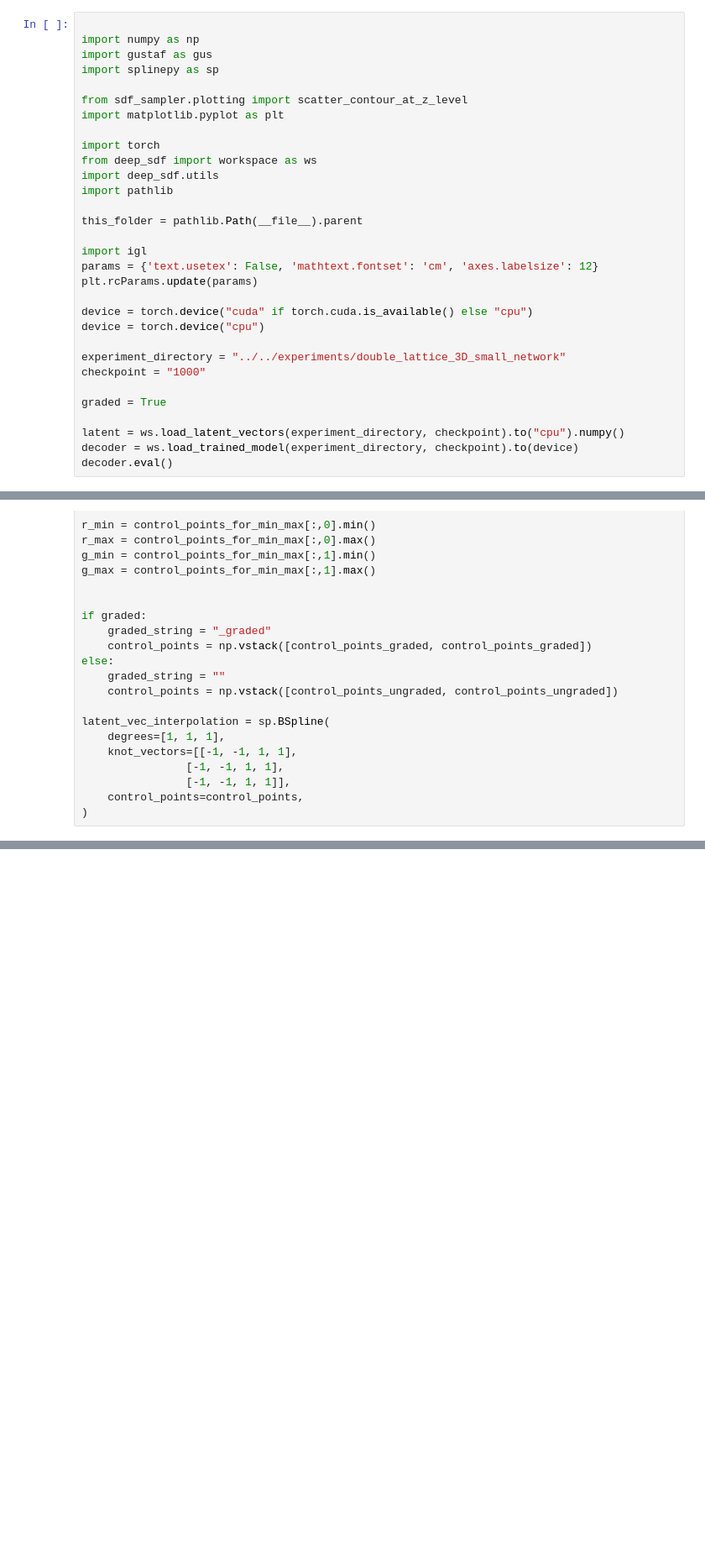
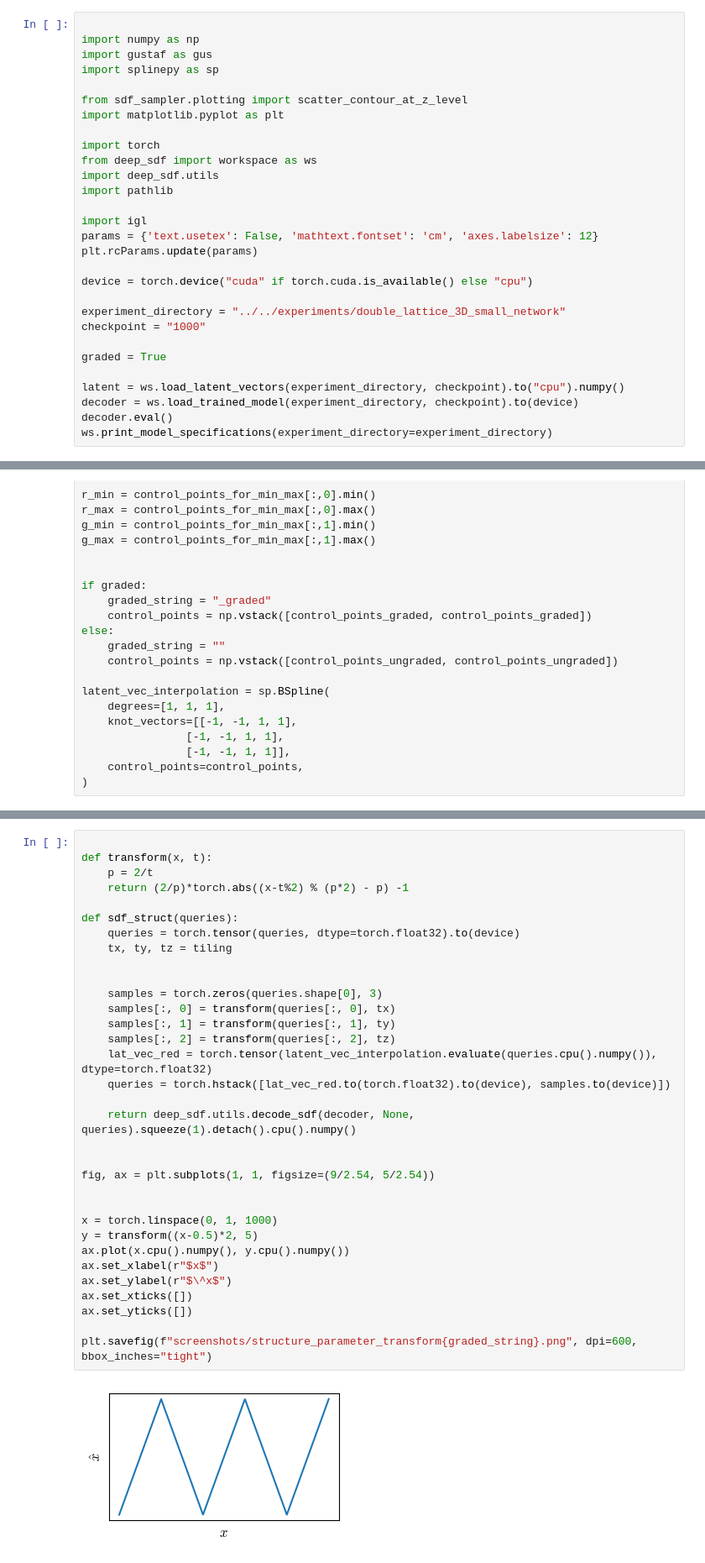
Before and after one commit to mkofler96/DeepSDF, a Jupyter notebook: evaluation_scripts/paper/03_generate_structure_screenshots.ipynb, the cells around one changed output, grey strips where cells are left out. Shown at 84% size. Cells and saved outputs as stored; diff of their text form; blank space fills up the shorter version.

```diff
--- a/evaluation_scripts/paper/03_generate_structure_screenshots.ipynb
+++ b/evaluation_scripts/paper/03_generate_structure_screenshots.ipynb
@@ -12,14 +12,11 @@ from deep_sdf import workspace as ws
 import deep_sdf.utils
 import pathlib
 
-this_folder = pathlib.Path(__file__).parent
-
 import igl
 params = {'text.usetex': False, 'mathtext.fontset': 'cm', 'axes.labelsize': 12}
 plt.rcParams.update(params)
 
 device = torch.device("cuda" if torch.cuda.is_available() else "cpu")
-device = torch.device("cpu")
 
 experiment_directory = "../../experiments/double_lattice_3D_small_network"
 checkpoint = "1000"
@@ -29,3 +26,4 @@ graded = True
 latent = ws.load_latent_vectors(experiment_directory, checkpoint).to("cpu").numpy()
 decoder = ws.load_trained_model(experiment_directory, checkpoint).to(device)
 decoder.eval()
+ws.print_model_specifications(experiment_directory=experiment_directory)
@@ -247,0 +118,35 @@ vedo_showable.screenshot(f"{this_folder}/structure_mesh_fancy_FFD.png")
+# %%
+
+def transform(x, t):
+    p = 2/t
+    return (2/p)*torch.abs((x-t%2) % (p*2) - p) -1
+
+def sdf_struct(queries):
+    queries = torch.tensor(queries, dtype=torch.float32).to(device)
+    tx, ty, tz = tiling
+
+
+    samples = torch.zeros(queries.shape[0], 3)
+    samples[:, 0] = transform(queries[:, 0], tx)
+    samples[:, 1] = transform(queries[:, 1], ty)
+    samples[:, 2] = transform(queries[:, 2], tz)
+    lat_vec_red = torch.tensor(latent_vec_interpolation.evaluate(queries.cpu().numpy()), dtype=torch.float32)
+    queries = torch.hstack([lat_vec_red.to(torch.float32).to(device), samples.to(device)])
+
+    return deep_sdf.utils.decode_sdf(decoder, None, queries).squeeze(1).detach().cpu().numpy()
+
+
+fig, ax = plt.subplots(1, 1, figsize=(9/2.54, 5/2.54))
+
+
+x = torch.linspace(0, 1, 1000)
+y = transform((x-0.5)*2, 5)
+ax.plot(x.cpu().numpy(), y.cpu().numpy())
+ax.set_xlabel(r"$x$")
+ax.set_ylabel(r"$\^x$")
+ax.set_xticks([])
+ax.set_yticks([])
+
+plt.savefig(f"screenshots/structure_parameter_transform{graded_string}.png", dpi=600, bbox_inches="tight")
+# %% [output]
+[figure, added]
```
Also changed, not shown: parts of 4 cells of this notebook, 2 other files.
